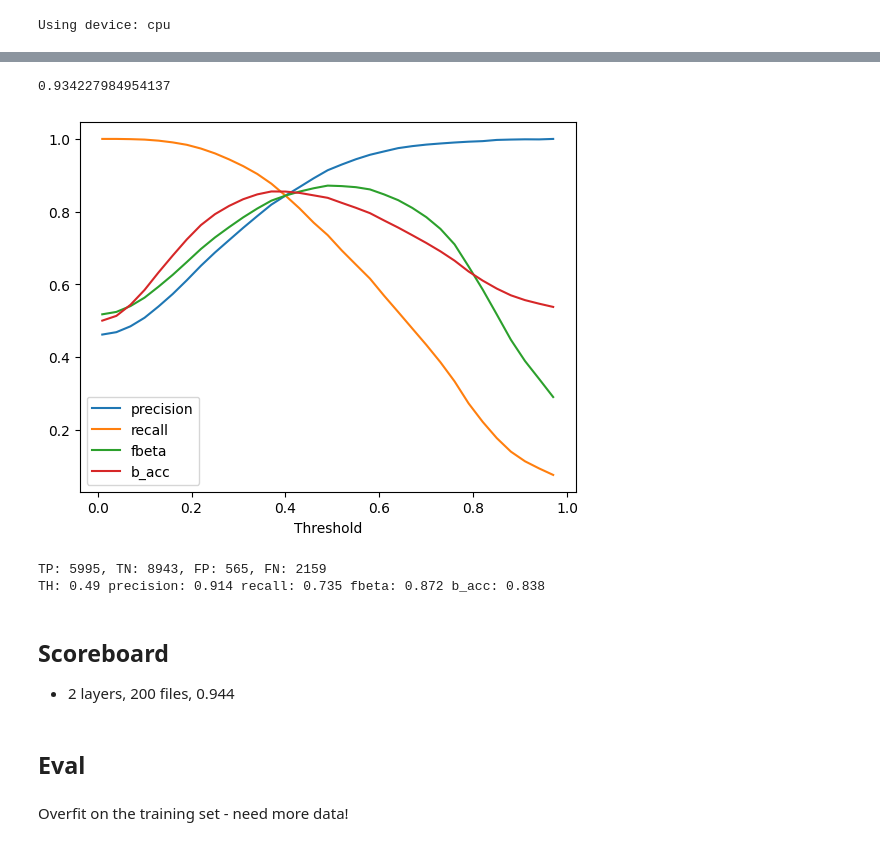
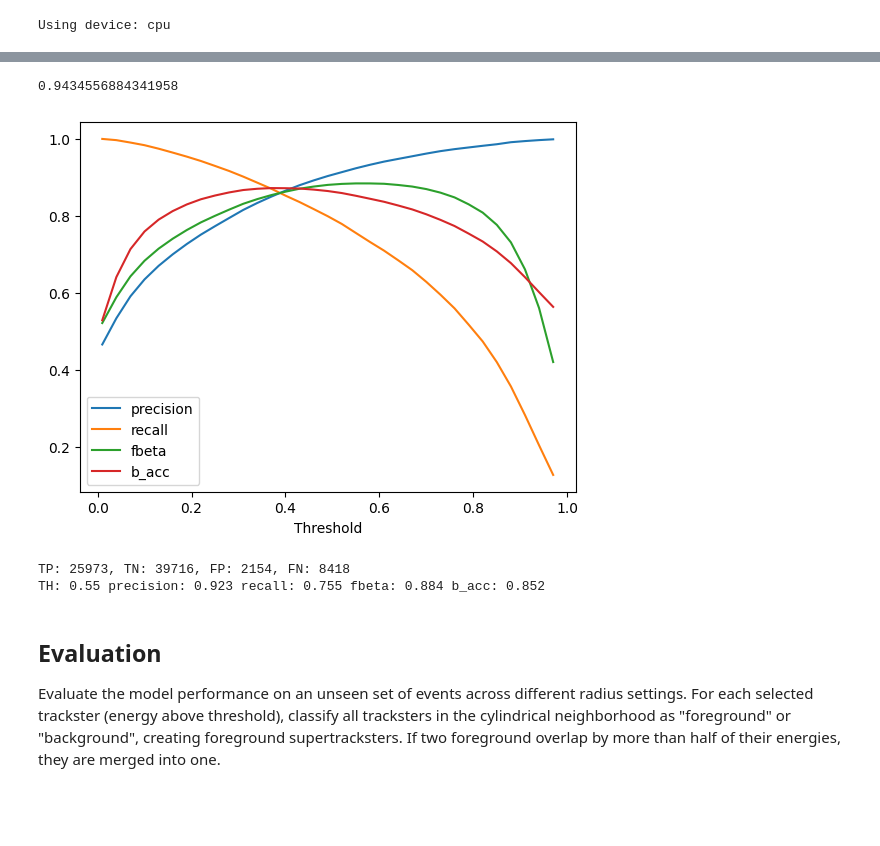
Before and after one commit to edcuba/hgcal-pattern-reco, a Jupyter notebook: train_graph_net_classification_PU.ipynb, the cells around one changed output, grey strips where cells are left out. Cells and saved outputs as stored; diff of their text form; code cells hidden in the pictures; blank space fills up the shorter version.

```diff
--- a/train_graph_net_classification_PU.ipynb
+++ b/train_graph_net_classification_PU.ipynb
@@ -101,10 +113,12 @@ len(ds.data.y)
 # %%
+val_set_fraction = 0.1
+
 ds_size = len(ds)
-test_set_size = ds_size // 20
-train_set_size = ds_size - test_set_size
-train_set, test_set = random_split(ds, [train_set_size, test_set_size])
-print(f"Train graphs: {len(train_set)}, Test graphs: {len(test_set)}, total: {ds_size}")
+val_set_size = ds_size // int(1. / val_set_fraction)
+train_set_size = ds_size - val_set_size
+train_set, val_set = random_split(ds, [train_set_size, val_set_size])
+print(f"Train sub-graphs: {len(train_set)}, Validation sub-graphs: {len(val_set)}")
 
 train_dl = DataLoader(train_set, batch_size=8, shuffle=True)
-test_dl = DataLoader(test_set, batch_size=8, shuffle=True)
+val_dl = DataLoader(val_set, batch_size=8, shuffle=True)
 # %% [output]
@@ -118,26 +140,25 @@ class TracksterGraphNet(nn.Module):
 
         hdim1 = 32
         hdim2 = 64
-
+        hdim3 = 64
         hdim_fc = 128
 
-        self.edgeconv1 = DynamicEdgeConvBlock(input_dim, hdim1, k=8)
-        self.edgeconv2 = DynamicEdgeConvBlock(hdim1, hdim2, k=8)
-        # self.edgeconv3 = DynamicEdgeConvBlock(hdim2, hdim3)
+        self.input_edgeconv = EdgeConvBlock(input_dim, hdim1)
+        self.edgeconv1 = DynamicEdgeConvBlock(hdim1, hdim2, k=8)
+        self.edgeconv2 = DynamicEdgeConvBlock(hdim2, hdim3, k=8)
 
         # Edge features from node embeddings for classification
         self.nodenetwork = nn.Sequential(
-            nn.Linear(hdim2, hdim_fc),
+            nn.Linear(hdim3, hdim_fc),
             nn.ReLU(),
             nn.Dropout(dropout),
             nn.Linear(hdim_fc, output_dim),
-            # nn.Sigmoid(),
             nn.Softmax(dim=1),
         )
 
-    def forward(self, X, batch=None):
-        H0 = X #self.norm(X, batch)
+    def forward(self, X, pos, batch=None):
+        edge_index = knn_graph(pos, batch=batch, k=8, loop=False)
+        H0 = self.input_edgeconv(X, edge_index)
         H1 = self.edgeconv1(H0, batch)
         H2 = self.edgeconv2(H1, batch)
-        # H3 = self.edgeconv3(H2, batch)
         return self.nodenetwork(H2).squeeze(-1)
@@ -172,4 +165,4 @@ def test_graph_classification(model, device, loss_func, test_dl):
 # %%
-model = TracksterGraphNet(input_dim=ds.data.x.shape[1], output_dim=2)
-epochs = 101
-model_path = f"models/TracksterGraphNet.PNetL.ns.{epochs}e-{ds_name}.r{ds.RADIUS}.e{ds.bigT_e_th}.f{ds.N_FILES}.pt"
+model = TracksterGraphNet(input_dim=ds.x.shape[1], output_dim=2)
+epochs = 51
+model_path = f"{model_dir}/TracksterGraphNet.{epochs}e-{ds_name}.r{ds.RADIUS}.e{ds.bigT_e_th}.f{ds.N_FILES}.pt"
@@ -212,19 +218,17 @@ model.load_state_dict(torch.load(
 ))
 model = model.to(device)
 # %%
-#%%script echo skipping - only evaluating foreground
-print(roc_auc(model, device, test_dl))
-precision_recall_curve(model, device, test_dl, focus_metric="fbeta", beta=0.5, step=3, truth_threshold=0.5)
+print(roc_auc(model, device, val_dl))
+precision_recall_curve(model, device, val_dl, step=3, truth_threshold=0.5)
 # %% [output]
-0.934227984954137
+0.9434556884341958
-[figure, old version]
+[figure, new version]
-TP: 5995, TN: 8943, FP: 565, FN: 2159
-TH: 0.49 precision: 0.914 recall: 0.735 fbeta: 0.872 b_acc: 0.838
+TP: 25973, TN: 39716, FP: 2154, FN: 8418
+TH: 0.55 precision: 0.923 recall: 0.755 fbeta: 0.884 b_acc: 0.852
-# %% [markdown]
-## Scoreboard
-- 2 layers, 200 files, 0.944
 # %% [markdown]
-## Eval
+## Evaluation
+
+Evaluate the model performance on an unseen set of events across different radius settings.
+For each selected trackster (energy above threshold), classify all tracksters in the cylindrical neighborhood as "foreground" or "background", creating foreground supertracksters.
+If two foreground overlap by more than half of their energies, they are merged into one.
-# %% [markdown]
-Overfit on the training set - need more data!
 # %%
```
Also changed, not shown: parts of 21 cells of this notebook, 5 other files.
